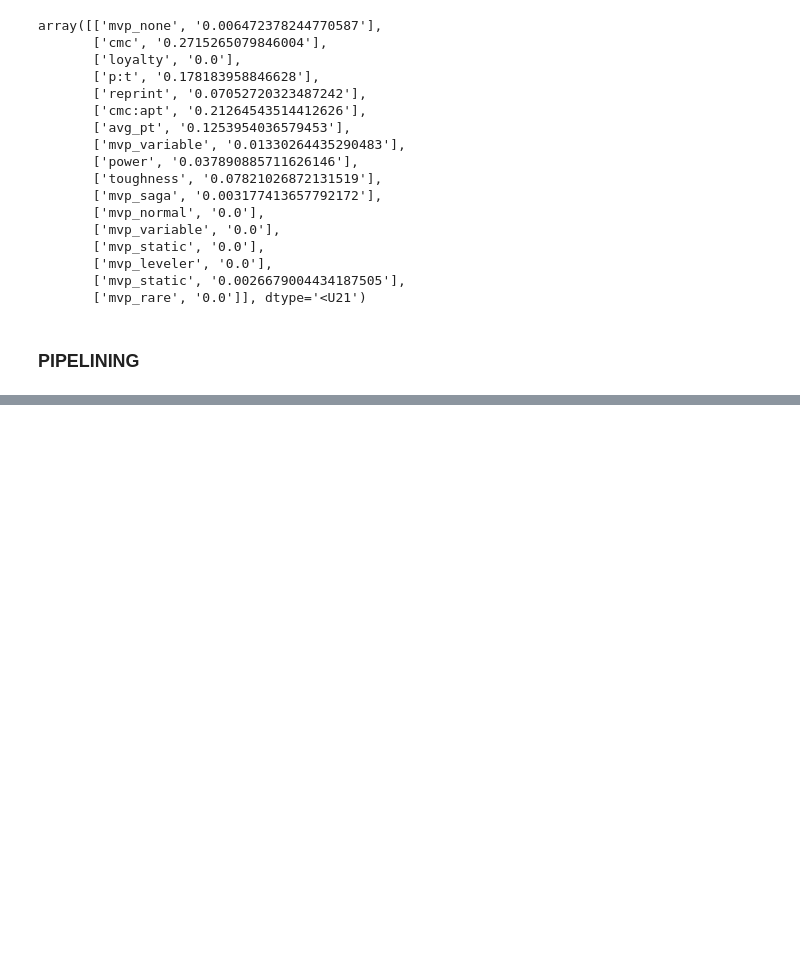
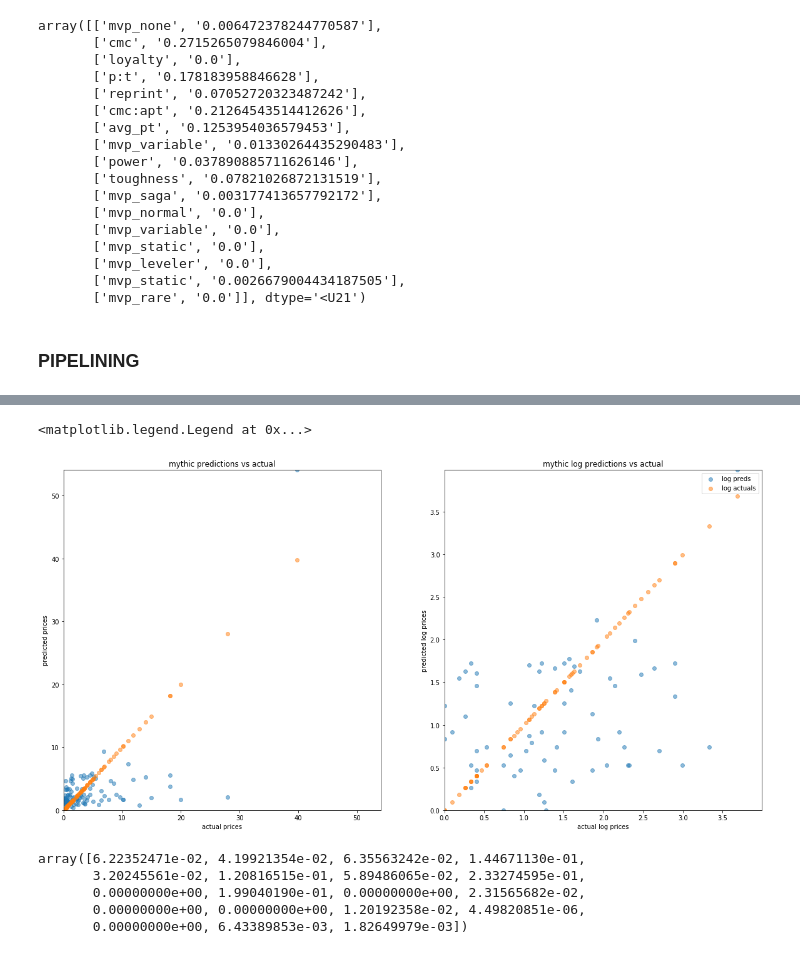
Before and after one commit to alexgcuevas/mystic-speculation, a Jupyter notebook: MVP_testing.ipynb, the cells around one changed output, grey strips where cells are left out. Drawn from its saved outputs; the diff is of its cells as text; code cells hidden in the pictures; blank space fills up the shorter version.

Commit message:
basic pipeline and residuals plotting complete; now for more feature engineering

```diff
--- a/MVP_testing.ipynb
+++ b/MVP_testing.ipynb
@@ -531,0 +395,34 @@ hello
+# %%
+fig, axs = plt.subplots(1,2, figsize=(20,10))
+lin_ax = axs[0]
+log_ax = axs[1]
+
+lin_ax.scatter(y_test, y_pred, label='preds', alpha=0.5)
+lin_ax.scatter(y_test, y_test, label='actuals', alpha=0.5)
+lin_ax.set_title('mythic predictions vs actual')
+lin_ax.set_ylabel('predicted prices')
+lin_ax.set_xlabel('actual prices')
+lin_ax.set_xlim(0,max(y_test.max(), y_pred.max()))
+lin_ax.set_ylim(0,max(y_test.max(), y_pred.max()))
+
+
+log_ax.scatter(np.log(y_test), np.log(y_pred), label='log preds', alpha=0.5)
+log_ax.scatter(np.log(y_test), np.log(y_test), label='log actuals', alpha=0.5)
+log_ax.set_title('mythic log predictions vs actual')
+log_ax.set_ylabel('predicted log prices')
+log_ax.set_xlabel('actual log prices')
+log_ax.set_xlim(0,max(np.log(y_test).max(), np.log(y_pred).max()))
+log_ax.set_ylim(0,max(np.log(y_test).max(), np.log(y_pred).max()))
+
+plt.legend()
+# %% [output]
+<matplotlib.legend.Legend at 0x...>
+[figure, added]
+# %%
+feature_importances = pipe.named_steps['GradientBoostingRegressor'].feature_importances_
+# %% [output]
+array([6.22352471e-02, 4.19921354e-02, 6.35563242e-02, 1.44671130e-01,
+       3.20245561e-02, 1.20816515e-01, 5.89486065e-02, 2.33274595e-01,
+       0.00000000e+00, 1.99040190e-01, 0.00000000e+00, 2.31565682e-02,
+       0.00000000e+00, 0.00000000e+00, 1.20192358e-02, 4.49820851e-06,
+       0.00000000e+00, 6.43389853e-03, 1.82649979e-03])
```
Also changed, not shown: parts of 15 cells of this notebook, 1 other file.
